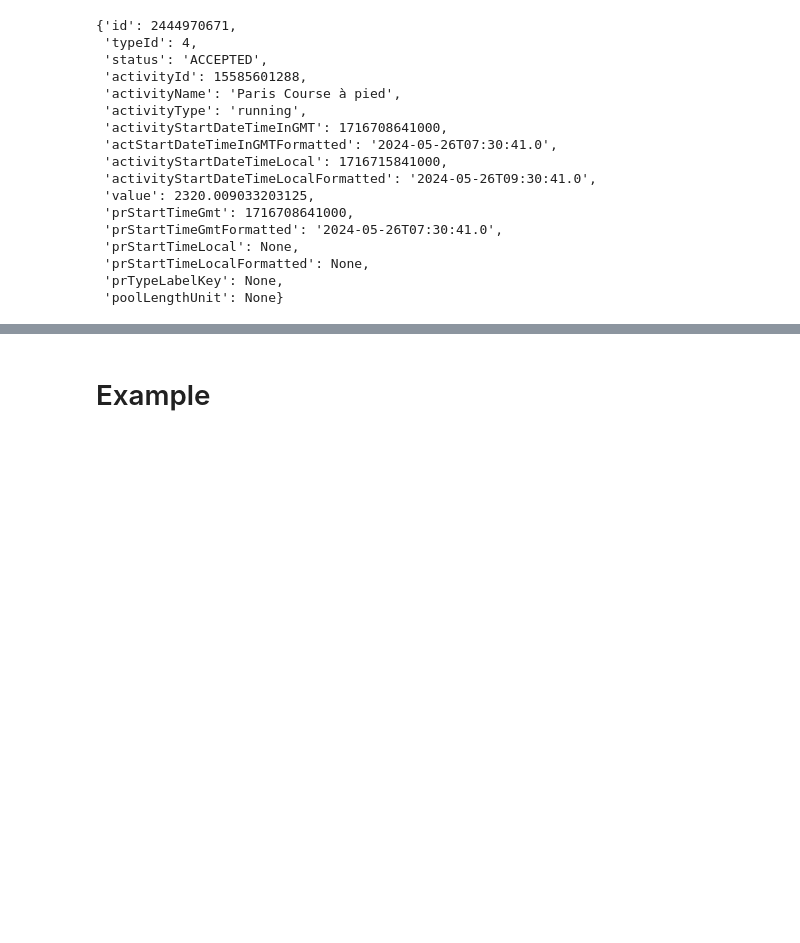
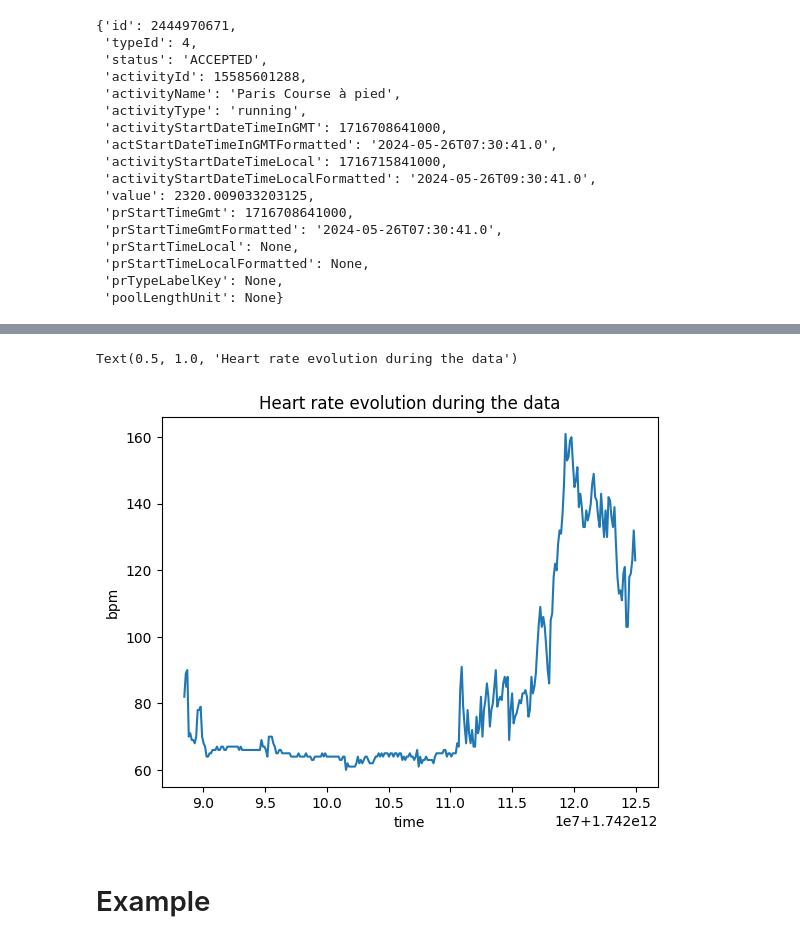
Before and after one commit to cavaliersanstete/running, a Jupyter notebook: test.ipynb, the cells around one changed output, grey strips where cells are left out. Saved outputs shown, nothing was run; the diff lists cells and outputs as text; code cells hidden in the pictures; blank space fills up the shorter version.

```diff
--- a/test.ipynb
+++ b/test.ipynb
@@ -169,0 +173,3 @@ garmin.get_personal_record()[2]
+# %%
+today = date.today().isoformat()
+today
@@ -169,0 +198,3 @@ garmin.get_personal_record()[2]
+# %%
+heart_rate = garmin.get_heart_rates(today)['heartRateValues']
+print(f'number of values {len(heart_rate)}')
@@ -169,0 +240,7 @@ garmin.get_personal_record()[2]
+# %%
+timestamp = [data[0] for data in heart_rate]
+date_hour = [timestamp_to_date(data[0]) for data in heart_rate]
+bpm = [data[1] for data in heart_rate]
+
+print(timestamp[1]-timestamp[0], timestamp[2]-timestamp[1],len(date_hour),date_hour)
+print(len(date_hour), len(bpm))
@@ -170,3 +250,11 @@ garmin.get_personal_record()[2]
+# %%
+plt.plot(timestamp, bpm)
+plt.xlabel('time')
+plt.ylabel('bpm')
+plt.title('Heart rate evolution during the day')
+# %% [output]
+Text(0.5, 1.0, 'Heart rate evolution during the data')
+[figure, added]
 # %% [markdown]
 # Example
 # %% [markdown]
```
Also changed, not shown: parts of 20 cells of this notebook, 1 other file.
